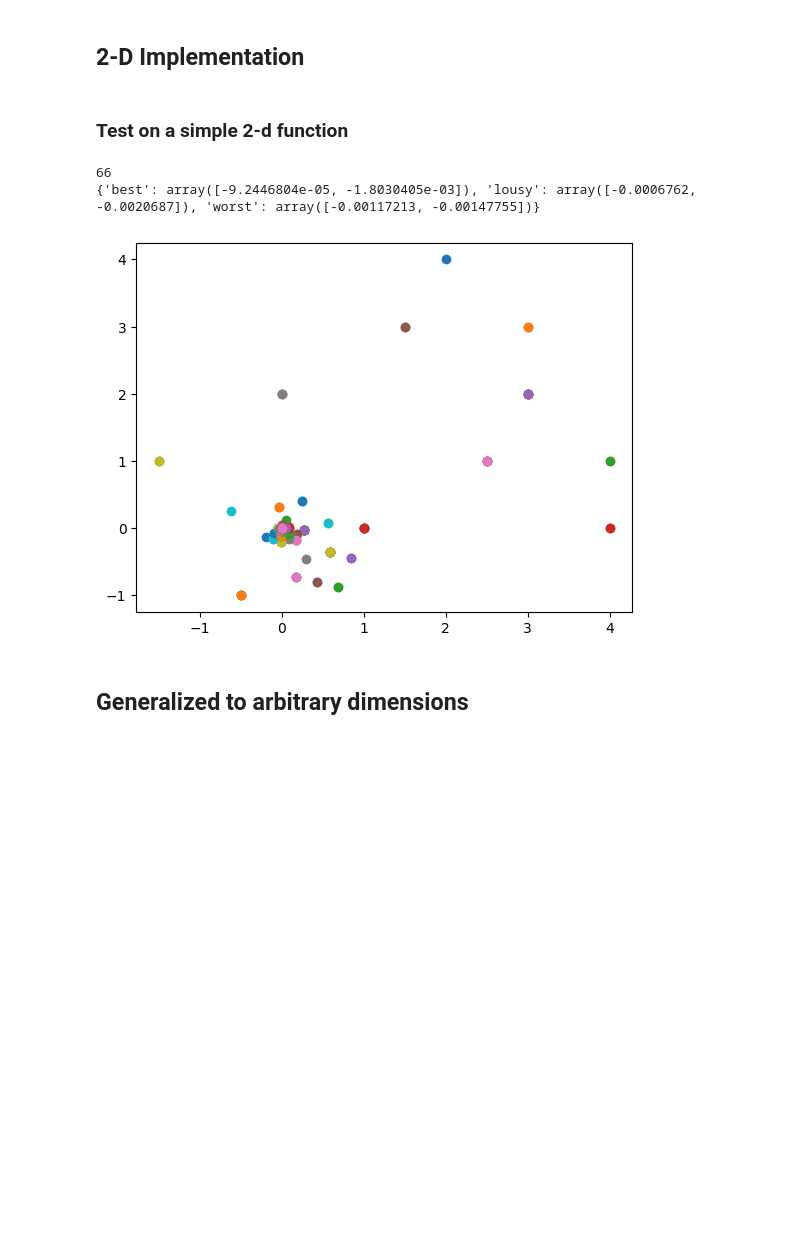
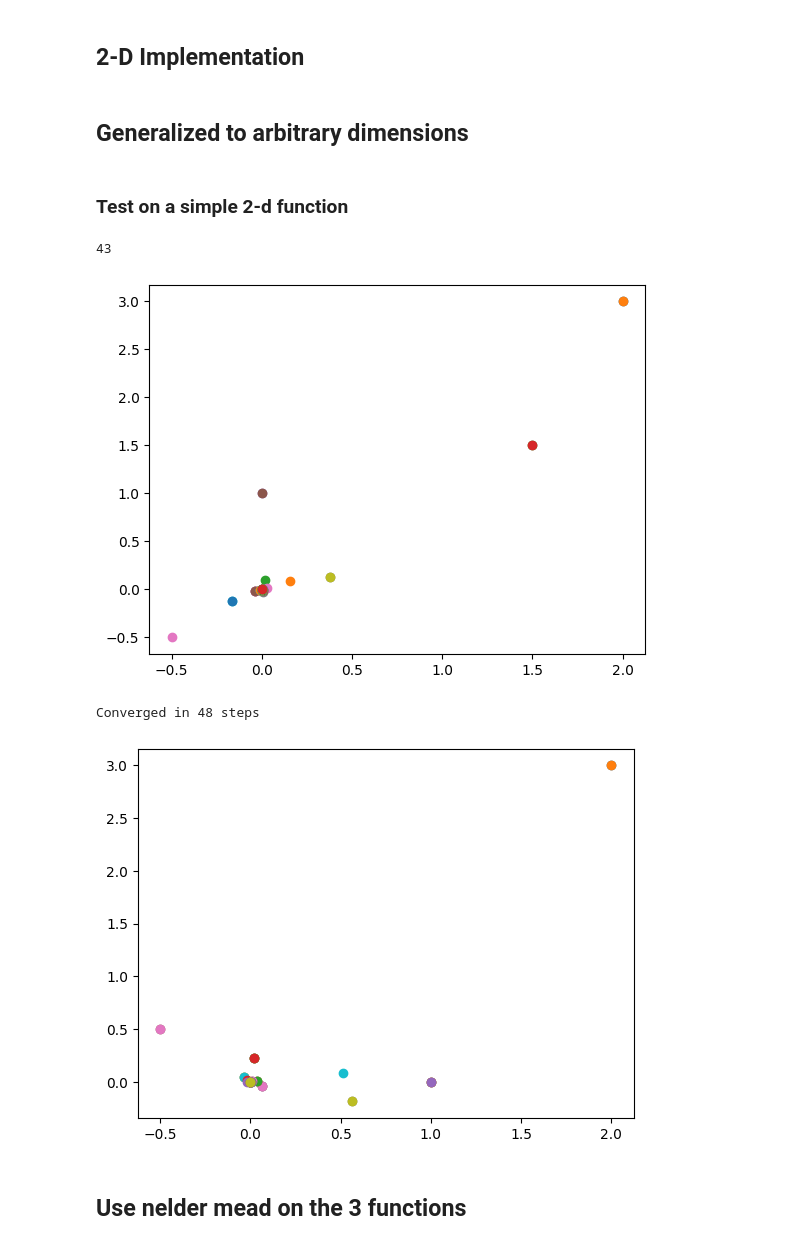
Before and after one commit to markoMedved/Mathematics2-HW, a Jupyter notebook: Nelder_Mead/solution.ipynb, the cells around one changed output. Drawn from its saved outputs; the diff is of its cells as text; code cells hidden in the pictures; blank space fills up the shorter version.

```diff
--- a/Nelder_Mead/solution.ipynb
+++ b/Nelder_Mead/solution.ipynb
@@ -96,25 +103,6 @@ def nelder_mead2d(fun, x1, x2, x3,
             return states
 
     return states
-# %% [markdown]
-### Test on a simple 2-d function
-# %%
-import matplotlib.pyplot as plt
-
-def f(x):
-    return x[0]**2 + x[1]**2
-
-states = nelder_mead2d(f, [3,2], [2,4], [3,3], n_iter=400, eps_fun=0.001, eps_step=0.001)
-
-alpha = 1
-for state in states:
-    plt.scatter([state["best"][0], state["lousy"][0], state["worst"][0]],[state["best"][1], state["lousy"][1], state["worst"][1]], alpha=alpha)
-
-print(state)
-# %% [output]
-66
-{'best': array([-9.2446804e-05, -1.8030405e-03]), 'lousy': array([-0.0006762, -0.0020687]), 'worst': array([-0.00117213, -0.00147755])}
-[figure, old version]
 # %% [markdown]
 ## Generalized to arbitrary dimensions
 # %%
@@ -122,3 +217,37 @@ def nelder_mead()
+# %% [markdown]
+### Test on a simple 2-d function
+# %%
+import matplotlib.pyplot as plt
+
+def f(x):
+    return x[0]**2 + x[1]**2
+
+# # With 2D implementation
+states = nelder_mead2d(f, [2,3], [3,3], [2,4], n_iter=50, eps_step=0.0001, eps_fun=10)
+
+alpha = 1
+for state in states:
+    # plt.scatter([state["best"][0], state["lousy"][0], state["worst"][0]],[state["best"][1], state["lousy"][1], state["worst"][1]], alpha=alpha)
+    plt.scatter([state["best"][0]],[state["best"][1]], alpha=alpha)
+
+plt.show()
+
+
+
+
+# With the general
+best_points = nelder_mead(f, [2,3], n_iter=50,  eps_step=0.0001, eps_fun=10)
+
+plt.figure()
+for point in best_points:
+    plt.scatter(point[0], point[1])
+# %% [output]
+43
+[figure, new version]
+Converged in 48 steps
+[figure, added]
+# %% [markdown]
+## Use nelder mead on the 3 functions
 # %%
 # Function 1
 def f1(x):
```
Also changed, not shown: parts of 6 cells of this notebook.
